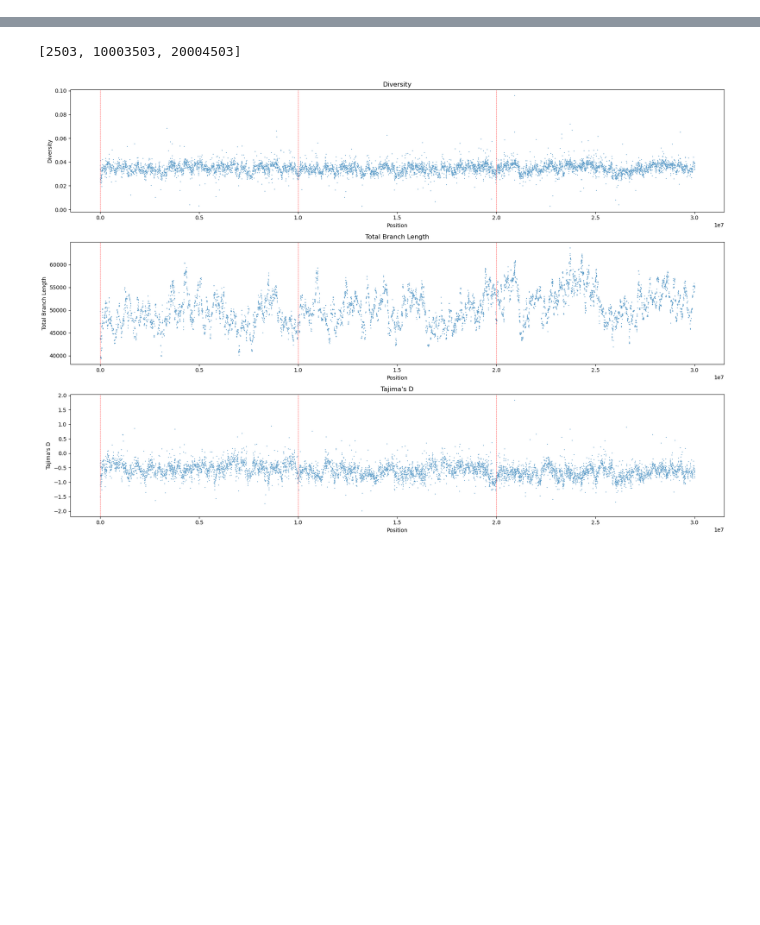
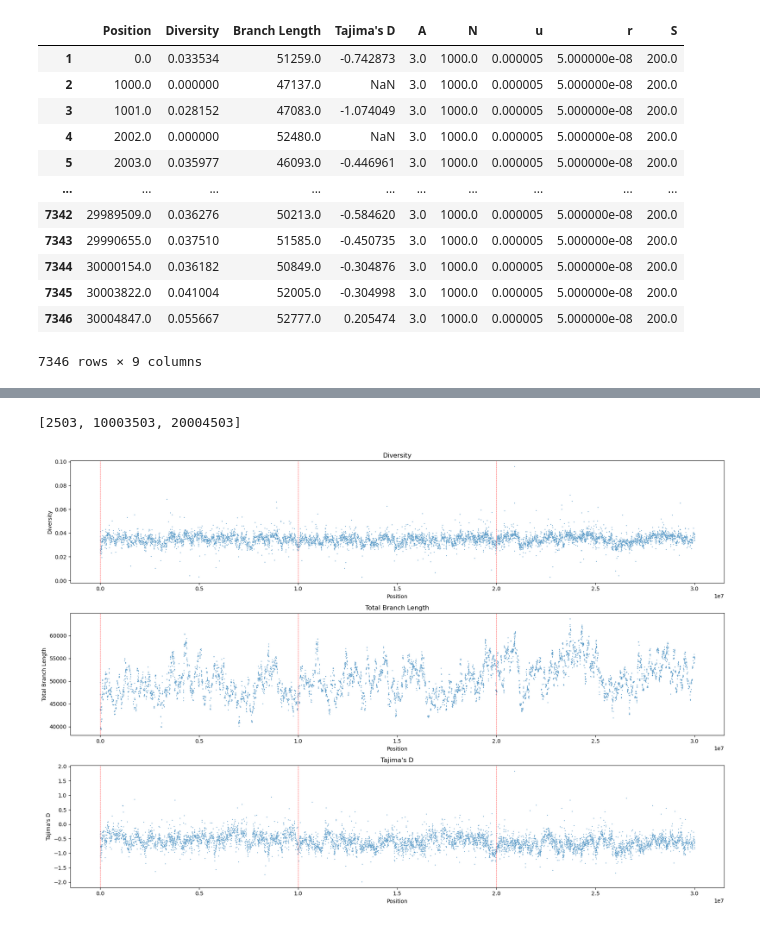
Before and after one commit to munch-group/davide-intern, a Jupyter notebook: notebooks/02_tsdf.ipynb, the cells around one changed output, grey strips where cells are left out. Drawn from its saved outputs; the diff is of its cells as text; code cells hidden in the pictures; blank space fills up the shorter version.

```diff
--- a/notebooks/02_tsdf.ipynb
+++ b/notebooks/02_tsdf.ipynb
@@ -51,5 +96,19 @@ def ts_to_df(ts):
 # %%
-df = ts_to_df(ts1)
+df
+# %% [output]
+|  | Position | Diversity | Branch Length | Tajima's D | A | N | u | r | S |
+| 1 | 0.0 | 0.033534 | 51259.0 | -0.742873 | 3.0 | 1000.0 | 0.000005 | 5.000000e-08 | 200.0 |
+| 2 | 1000.0 | 0.000000 | 47137.0 | NaN | 3.0 | 1000.0 | 0.000005 | 5.000000e-08 | 200.0 |
+| 3 | 1001.0 | 0.028152 | 47083.0 | -1.074049 | 3.0 | 1000.0 | 0.000005 | 5.000000e-08 | 200.0 |
+| 4 | 2002.0 | 0.000000 | 52480.0 | NaN | 3.0 | 1000.0 | 0.000005 | 5.000000e-08 | 200.0 |
+| 5 | 2003.0 | 0.035977 | 46093.0 | -0.446961 | 3.0 | 1000.0 | 0.000005 | 5.000000e-08 | 200.0 |
+| ... | ... | ... | ... | ... | ... | ... | ... | ... | ... |
+| 7342 | 29989509.0 | 0.036276 | 50213.0 | -0.584620 | 3.0 | 1000.0 | 0.000005 | 5.000000e-08 | 200.0 |
+| 7343 | 29990655.0 | 0.037510 | 51585.0 | -0.450735 | 3.0 | 1000.0 | 0.000005 | 5.000000e-08 | 200.0 |
+| 7344 | 30000154.0 | 0.036182 | 50849.0 | -0.304876 | 3.0 | 1000.0 | 0.000005 | 5.000000e-08 | 200.0 |
+| 7345 | 30003822.0 | 0.041004 | 52005.0 | -0.304998 | 3.0 | 1000.0 | 0.000005 | 5.000000e-08 | 200.0 |
+| 7346 | 30004847.0 | 0.055667 | 52777.0 | 0.205474 | 3.0 | 1000.0 | 0.000005 | 5.000000e-08 | 200.0 |
+7346 rows × 9 columns
 # %%
 filtered_df = df[df['Tajima\'s D'].notnull()]
 # %%
```
Also changed, not shown: parts of 9 cells of this notebook, 5 other files.
